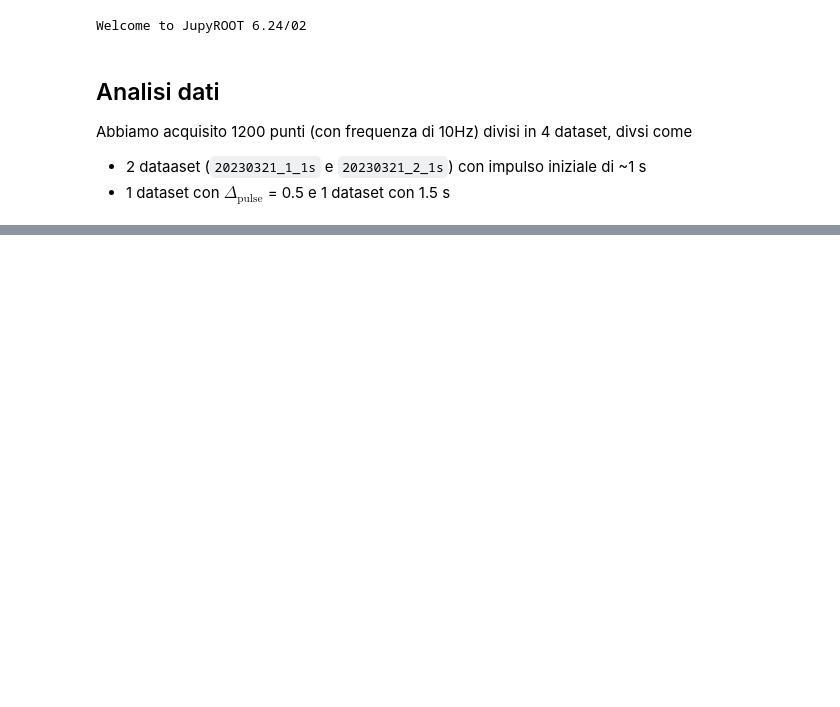
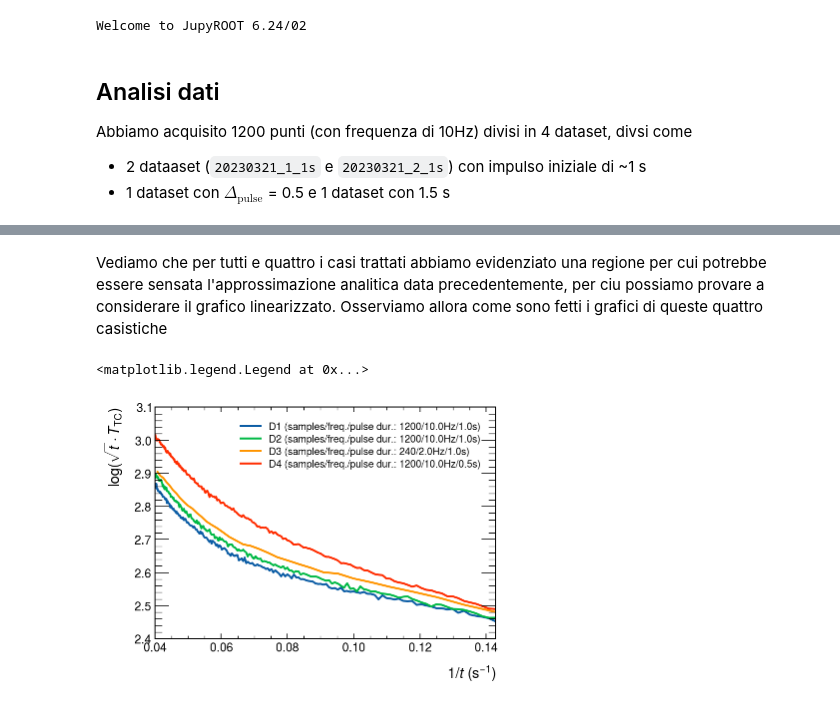
Before and after one commit to mattiasotgia/alphalab3, a Jupyter notebook: HeatTransfer/heat_transfer_general.ipynb, the cells around one changed output, grey strips where cells are left out. Saved outputs shown, nothing was run; the diff lists cells and outputs as text; code cells hidden in the pictures; blank space fills up the shorter version.

```diff
--- a/HeatTransfer/heat_transfer_general.ipynb
+++ b/HeatTransfer/heat_transfer_general.ipynb
@@ -48,0 +162,11 @@ plt.plot(D3.time, Analysis(D3).T())
+# %% [markdown]
+Vediamo che per tutti e quattro i casi trattati abbiamo evidenziato una regione per cui potrebbe essere sensata l'approssimazione analitica data precedentemente, per ciu possiamo provare a considerare il grafico linearizzato. Osserviamo allora come sono fetti i grafici di queste quattro casistiche
+# %%
+for i, D in enumerate([D1, D2, D3, D4]):
+    _, _ = Analysis(D).filter(low, up).plot_linearized()
+
+plt.xlim(1/up, 1/low) # adjust th xlim (broken?)
+plt.legend([f'D{i+1} ({Analysis(D).data})' for i, D in enumerate([D1, D2, D3, D4])])
+# %% [output]
+<matplotlib.legend.Legend at 0x...>
+[figure, added]
```
Also changed, not shown: parts of 21 cells of this notebook, 2 other files.
